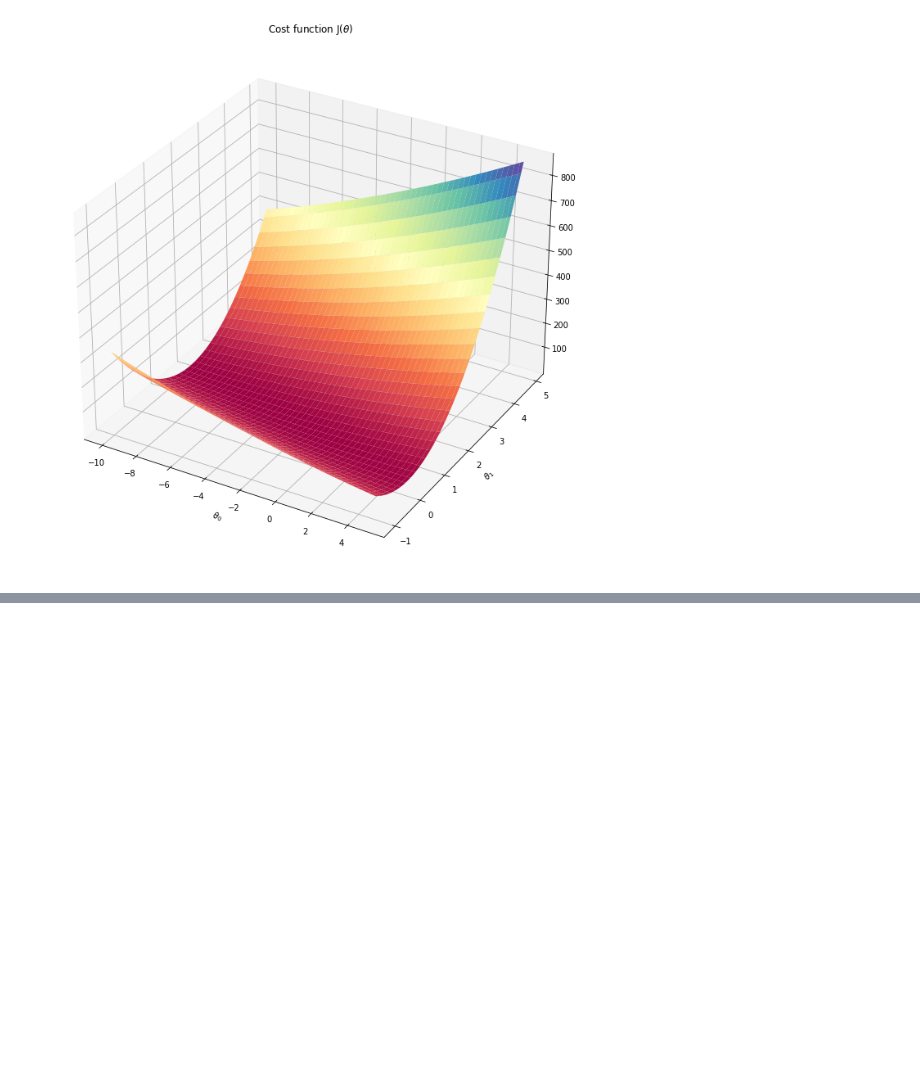
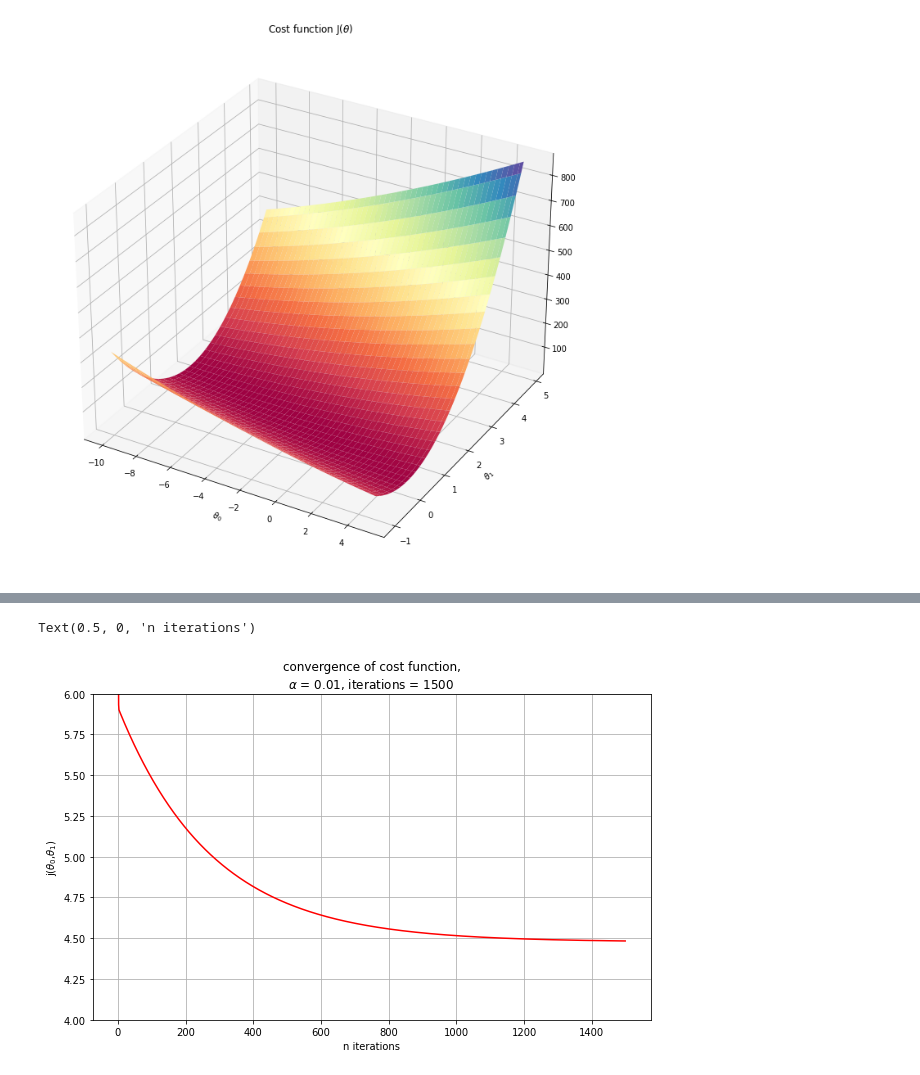
Before and after one commit to elsoleiro/linear-regression, a Jupyter notebook: univariate/univariate by values - housing dataset.ipynb, the cells around one changed output, grey strips where cells are left out. Saved outputs shown, nothing was run; the diff lists cells and outputs as text; code cells hidden in the pictures; blank space fills up the shorter version.

```diff
--- a/univariate/univariate by values - housing dataset.ipynb
+++ b/univariate/univariate by values - housing dataset.ipynb
@@ -105,0 +108,11 @@ plt.legend(['profit', hypothesis], loc="lower right")
+# %%
+fig, ax = plt.subplots(figsize=(10,6))
+ax.set_ylim([4, 6])
+ax.plot(convergence_graph, 'r')
+ax.grid(True)
+plt.title('convergence of cost function,\n' r'$\alpha$ = 0.01, iterations = 1500')
+plt.ylabel(r'j($\theta_0$,$\theta_1$)')
+plt.xlabel('n iterations')
+# %% [output]
+Text(0.5, 0, 'n iterations')
+[figure, added]
```
Also changed, not shown: parts of 3 cells of this notebook.
